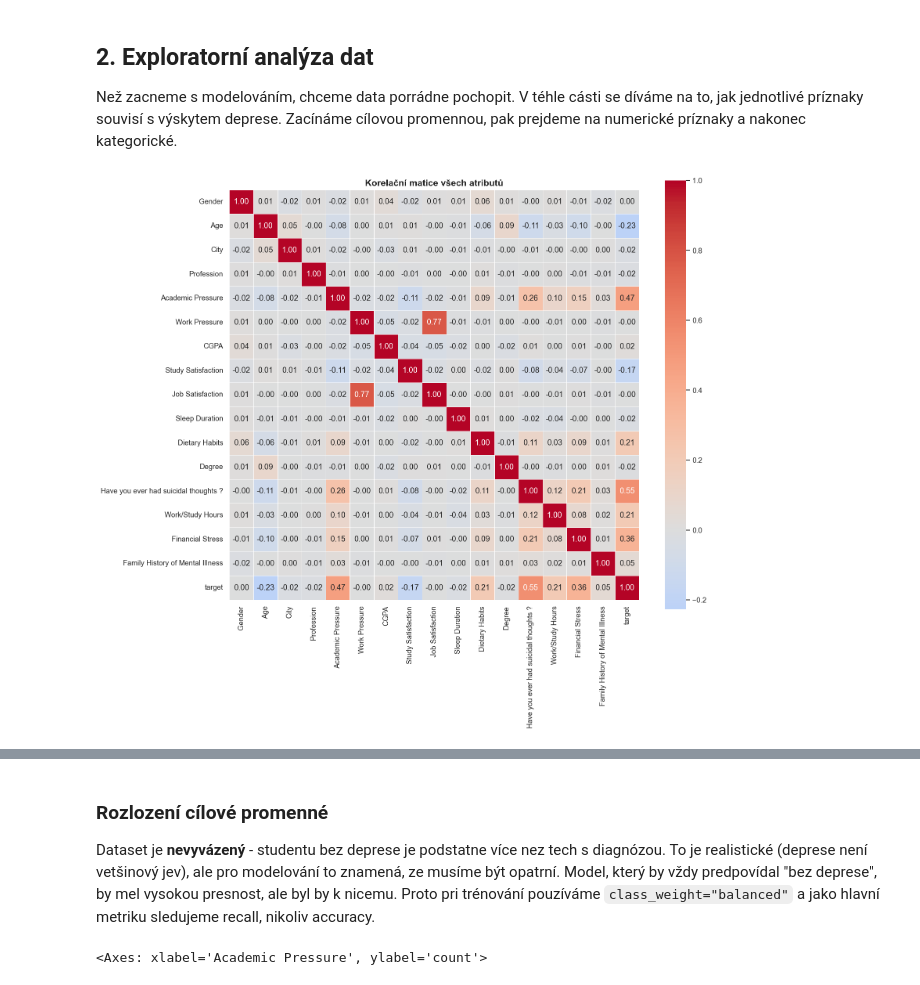
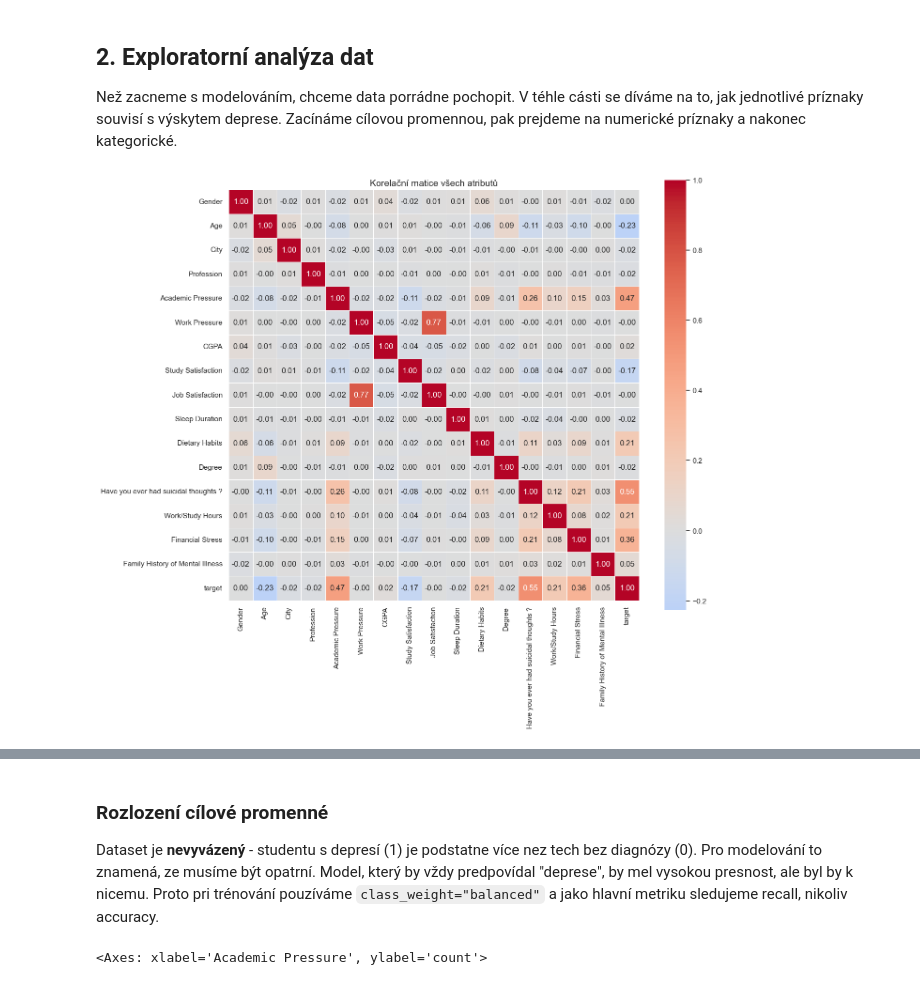
Before and after one commit to Nurofenkkk/VSE, a Jupyter notebook: ML2.ipynb, the cells around one changed output, grey strips where cells are left out. Saved outputs shown, nothing was run; the diff lists cells and outputs as text; code cells hidden in the pictures.

```diff
--- a/ML2.ipynb
+++ b/ML2.ipynb
@@ -208,35 +189,35 @@ from sklearn.preprocessing import LabelEncoder
 
 # Encode categorical columns
 df_enc = df.copy()
-for col in df_enc.select_dtypes(include='object').columns:
+for col in df_enc.select_dtypes(include=['object', 'str']).columns:
     df_enc[col] = LabelEncoder().fit_transform(df_enc[col].astype(str))
 df_enc['target'] = df_enc['target'].astype(int)
 
 # Square correlation matrix
 corr_matrix = df_enc.corr()
 
 fig, ax = plt.subplots(figsize=(14, 12))
 sns.heatmap(
     corr_matrix,
     annot=True,
     fmt='.2f',
     cmap='coolwarm',
     center=0,
     square=True,
     linewidths=0.5,
     ax=ax
 )
 ax.set_title('Korelační matice všech atributů', fontsize=14)
 plt.tight_layout()
 plt.savefig('korelacni_matice.png', dpi=150, bbox_inches='tight')
 plt.show()
 
 
 sns.set_theme(style='whitegrid')
 plt.rcParams['figure.facecolor'] = 'white'
 plt.rcParams['axes.facecolor'] = 'white'
 # %% [output]
-[figure, old version]
+[figure, new version]
 # %%
 ax = sns.countplot(x='target', data=df)
 ax.bar_label(ax.containers[0])
@@ -251,7 +232,7 @@ Name: count, dtype: int64
 # %% [markdown]
 ### Rozlození cílové promenné
 
-Dataset je **nevyvázený** - studentu bez deprese je podstatne více nez tech s diagnózou. To je realistické (deprese není vetšinový jev), ale pro modelování to znamená, ze musíme být opatrní. Model, který by vždy predpovídal "bez deprese", by mel vysokou presnost, ale byl by k nicemu. Proto pri trénování pouzíváme `class_weight="balanced"` a jako hlavní metriku sledujeme recall, nikoliv accuracy.
+Dataset je **nevyvázený** - studentu s depresí (1) je podstatne více nez tech bez diagnózy (0). Pro modelování to znamená, ze musíme být opatrní. Model, který by vždy predpovídal "deprese", by mel vysokou presnost, ale byl by k nicemu. Proto pri trénování pouzíváme `class_weight="balanced"` a jako hlavní metriku sledujeme recall, nikoliv accuracy.
 # %%
 sns.countplot(x='Academic Pressure', hue='target', data=df)
 # %% [output]
```
Also changed, not shown: parts of 23 cells of this notebook, 12 other files.
